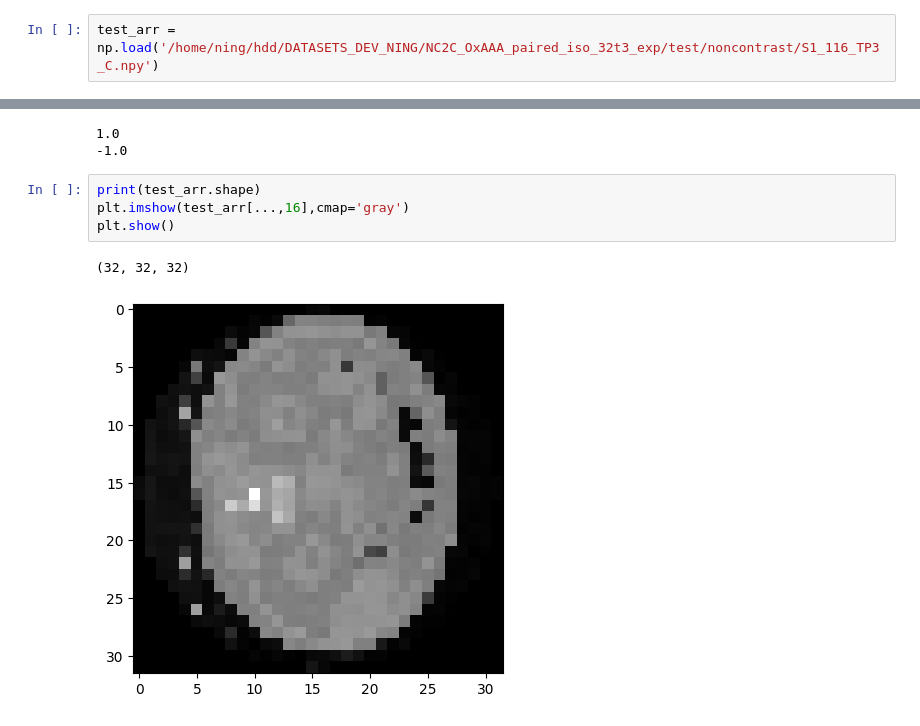
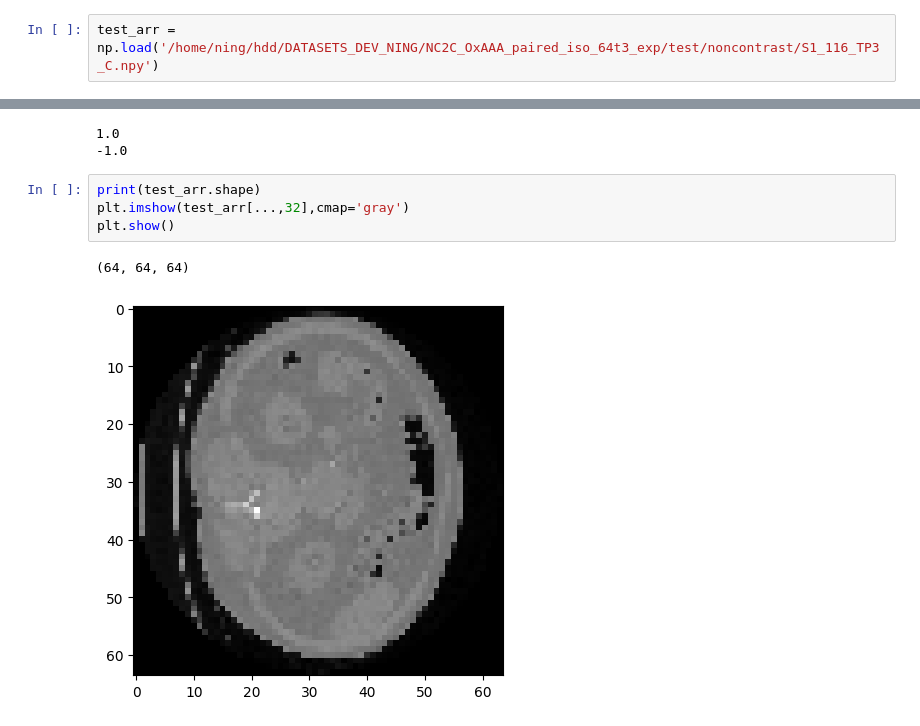
Before and after one commit to Oxford-NDS-AI/NC2C-ldm, a Jupyter notebook: visualisation.ipynb, the cells around one changed output, grey strips where cells are left out. Saved outputs shown, nothing was run; the diff lists cells and outputs as text.

Commit message:
test out 64by64by64

```diff
--- a/visualisation.ipynb
+++ b/visualisation.ipynb
@@ -56,7 +58,7 @@ print(test_list[1])
 import numpy as np
 import matplotlib.pyplot as plt
 # %%
-test_arr = np.load('/home/ning/hdd/DATASETS_DEV_NING/NC2C_OxAAA_paired_iso_32t3_exp/test/noncontrast/S1_116_TP3_C.npy')
+test_arr = np.load('/home/ning/hdd/DATASETS_DEV_NING/NC2C_OxAAA_paired_iso_64t3_exp/test/noncontrast/S1_116_TP3_C.npy')
 # %%
 test_arr = np.clip(test_arr, 1000, 1256)
 # %%
@@ -67,8 +69,8 @@ print(test_arr.min())
 -1.0
 # %%
 print(test_arr.shape)
-plt.imshow(test_arr[...,16],cmap='gray')
+plt.imshow(test_arr[...,32],cmap='gray')
 plt.show()
 # %% [output]
-(32, 32, 32)
+(64, 64, 64)
-[figure, old version]
+[figure, new version]
```
Also changed, not shown: parts of 2 cells of this notebook, 2 other files.
